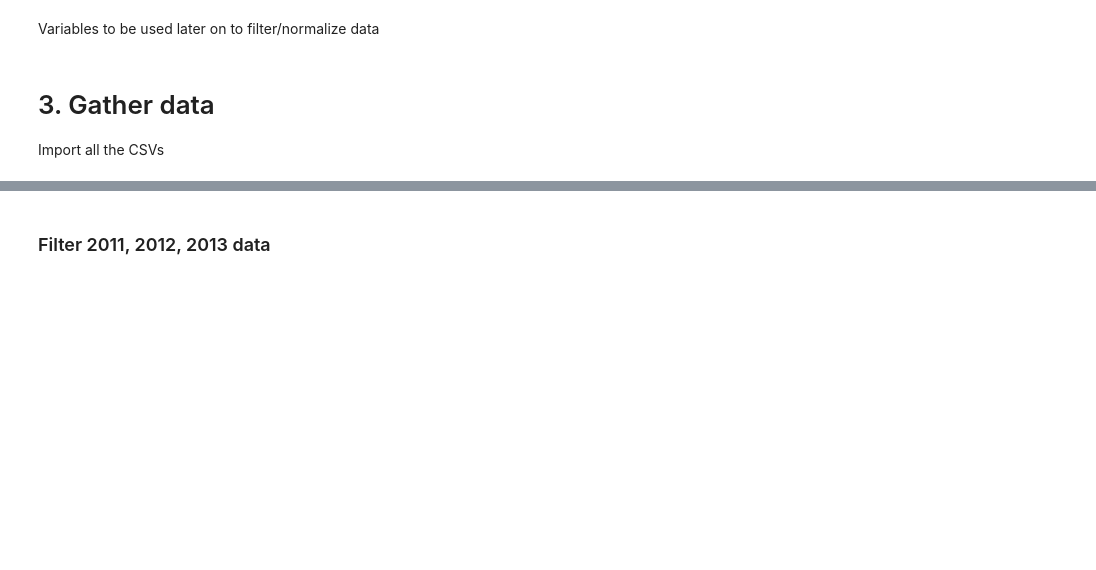
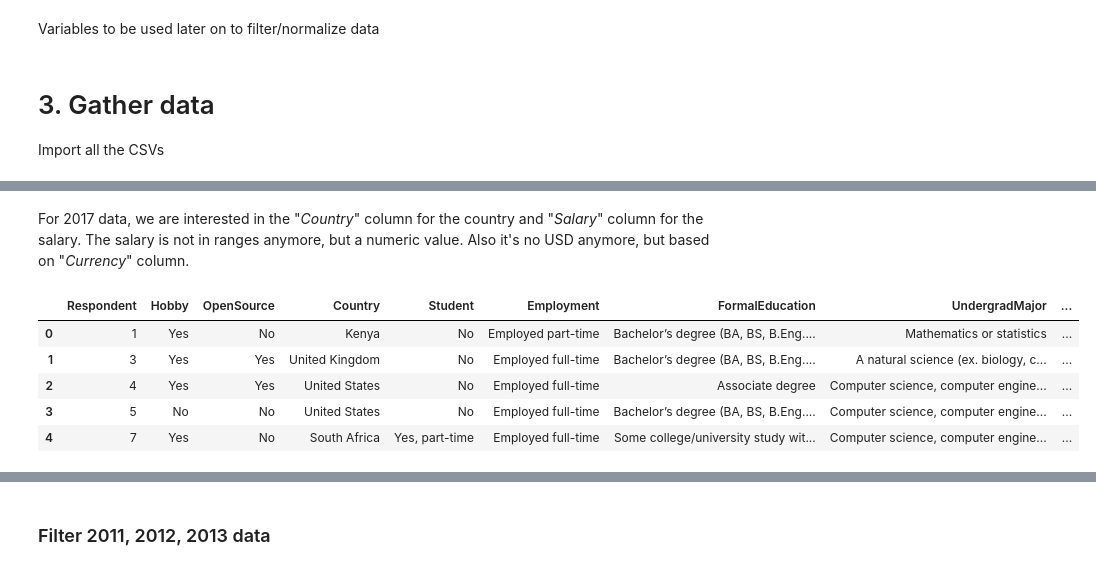
Before and after one commit to shiflux/udacity-datascientistblogpost, a Jupyter notebook: CountriesAndSalaries.ipynb, the cells around one changed output, grey strips where cells are left out. Drawn from its saved outputs; the diff is of its cells as text; code cells hidden in the pictures; blank space fills up the shorter version.

```diff
--- a/CountriesAndSalaries.ipynb
+++ b/CountriesAndSalaries.ipynb
@@ -107,0 +289,12 @@ dict_raw_df[2020] = pd.read_csv('./surveys/2020_survey_results_public.csv')
+# %% [markdown]
+For 2017 data, we are interested in the "*Country*" column for the country and "*Salary*" column for the salary.
+The salary is not in ranges anymore, but a numeric value. Also it's no USD anymore, but based on "*Currency*" column.
+# %%
+dict_raw_df[2018].head()
+# %% [output]
+|  | Respondent | Hobby | OpenSource | Country | Student | Employment | FormalEducation | UndergradMajor | ... |
+| 0 | 1 | Yes | No | Kenya | No | Employed part-time | Bachelor’s degree (BA, BS, B.Eng.... | Mathematics or statistics | ... |
+| 1 | 3 | Yes | Yes | United Kingdom | No | Employed full-time | Bachelor’s degree (BA, BS, B.Eng.... | A natural science (ex. biology, c... | ... |
+| 2 | 4 | Yes | Yes | United States | No | Employed full-time | Associate degree | Computer science, computer engine... | ... |
+| 3 | 5 | No | No | United States | No | Employed full-time | Bachelor’s degree (BA, BS, B.Eng.... | Computer science, computer engine... | ... |
+| 4 | 7 | Yes | No | South Africa | Yes, part-time | Employed full-time | Some college/university study wit... | Computer science, computer engine... | ... |
```
Also changed, not shown: parts of 41 cells of this notebook.
